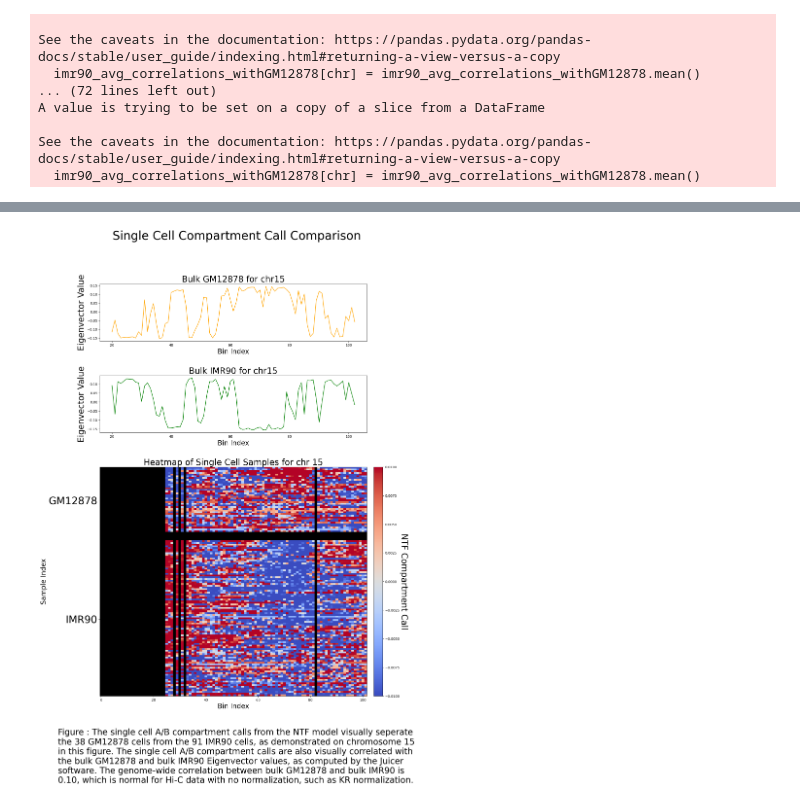
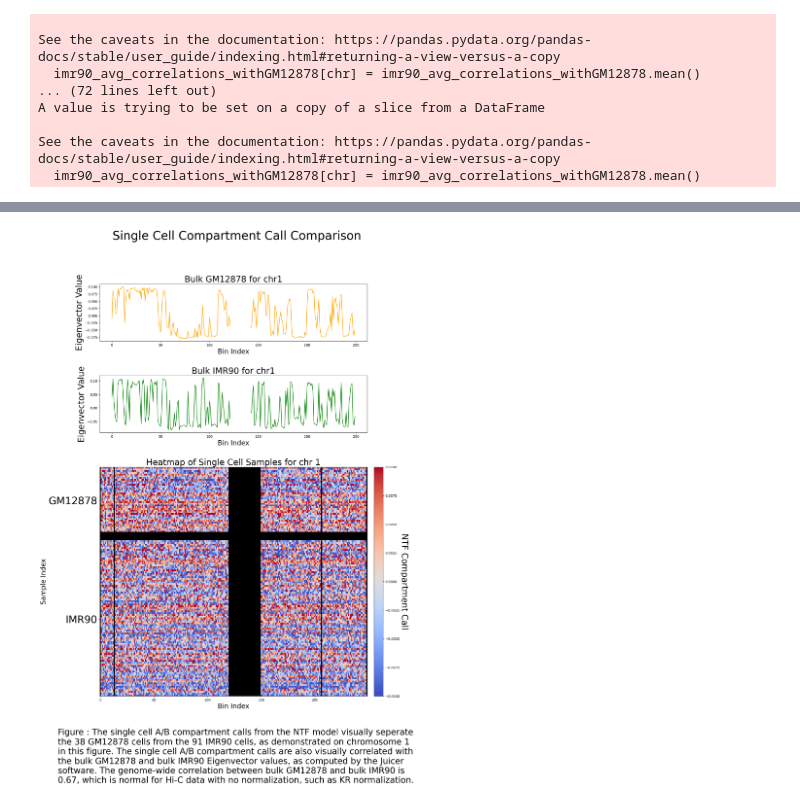
Before and after one commit to DavidWarrenKatz/Hypermatrix, a Jupyter notebook: utilities/single-cell/make_AB_compartments.ipynb, the cells around one changed output, grey strips where cells are left out. Drawn from its saved outputs; the diff is of its cells as text; code cells hidden in the pictures.

```diff
--- a/utilities/single-cell/make_AB_compartments.ipynb
+++ b/utilities/single-cell/make_AB_compartments.ipynb
@@ -214,7 +203,7 @@ chromosome_results[f'chr{chr}']
 | 128 | sc9.TAGCTT | [nan, -0.006231309906028834, 0.00... | 0.112570 | 0.112570 | gm12878 |
 129 rows × 5 columns
 # %%
-chr = 15
+chr = 1
 sc_dataframe = chromosome_results[f'chr{chr}']
 
 # Define the bulk eigenvectors
@@ -277,31 +266,31 @@ def plot_eigenvectors_with_heatmap(bulk_eigenvector1, bulk_eigenvector2, sc_data
                f"as computed by the Juicer software. "
                f"The genome-wide correlation between bulk GM12878 and bulk IMR90 is {correlation:.2f}, which is normal for Hi-C data "
                f"with no normalization, such as KR normalization." )
 
     # Add the caption at the bottom
     plt.figtext(0.01, -0.05, caption, wrap=True, horizontalalignment='left', fontsize=25)
 
     if save_path:
         # Ensure the save directory exists
         save_directory = os.path.dirname(save_path)
         if not os.path.exists(save_directory):
             os.makedirs(save_directory)
 
         plt.savefig(save_path, bbox_inches='tight')
 
     plt.show()
 
 # Example invocation with the genome-wide correlation value and chromosome number
 plot_eigenvectors_with_heatmap(
     bulk_eigenvector_gm12878,
     bulk_eigenvector_imr90,
     sc_dataframe,
     f"Bulk GM12878 for chr{chr}",
     f"Bulk IMR90 for chr{chr}",
     "Single Cell Compartment Call Comparison",
     correlation=correlation,  # Use the computed correlation value here
     chr=chr,  # Use the chromosome number variable
     save_path=f"../../files/AB_compartment_heatmap_ch{chr}.png"
 )
 # %% [output]
-[figure, old version]
+[figure, new version]
```
Also changed, not shown: parts of 2 cells of this notebook, 14 other files.
